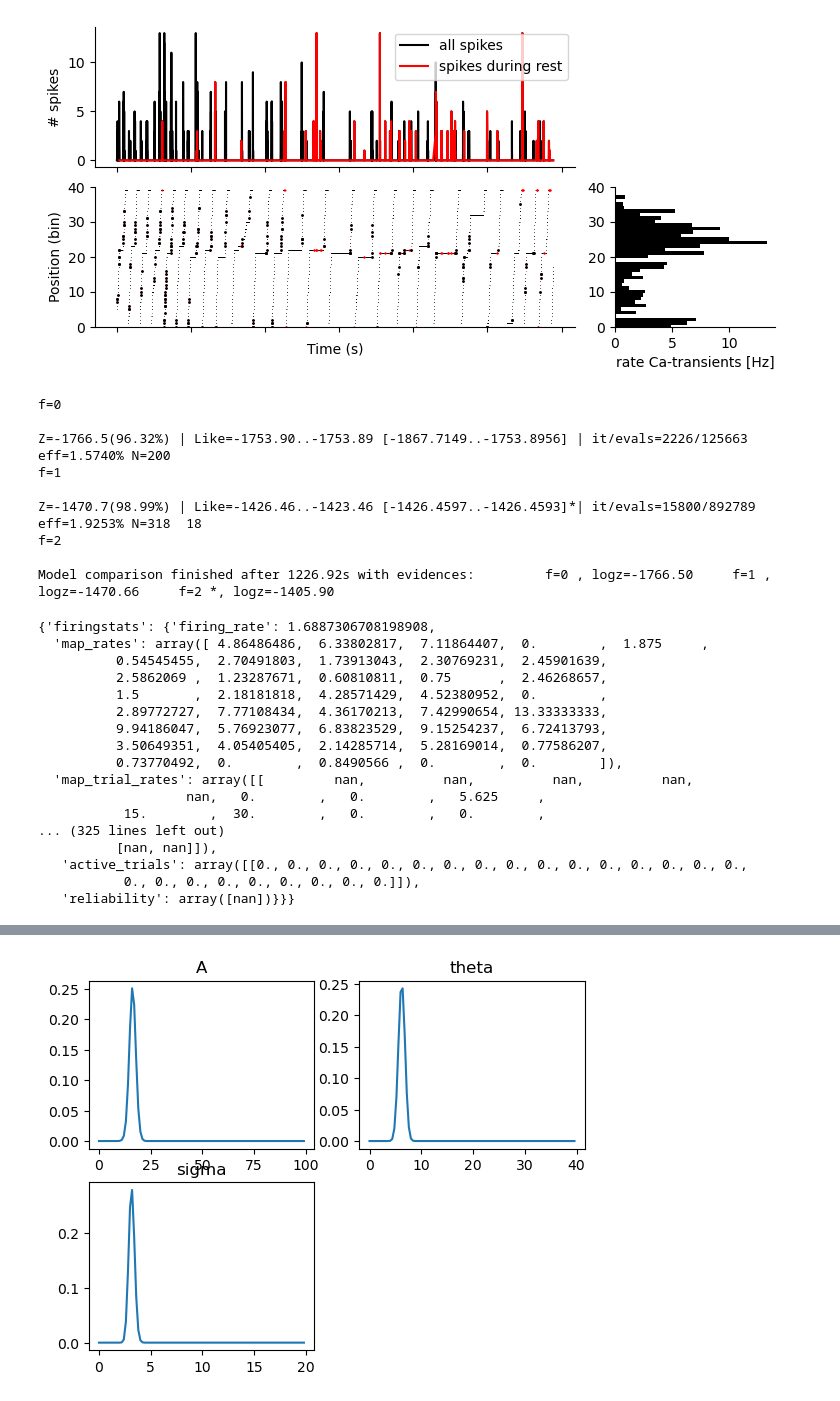
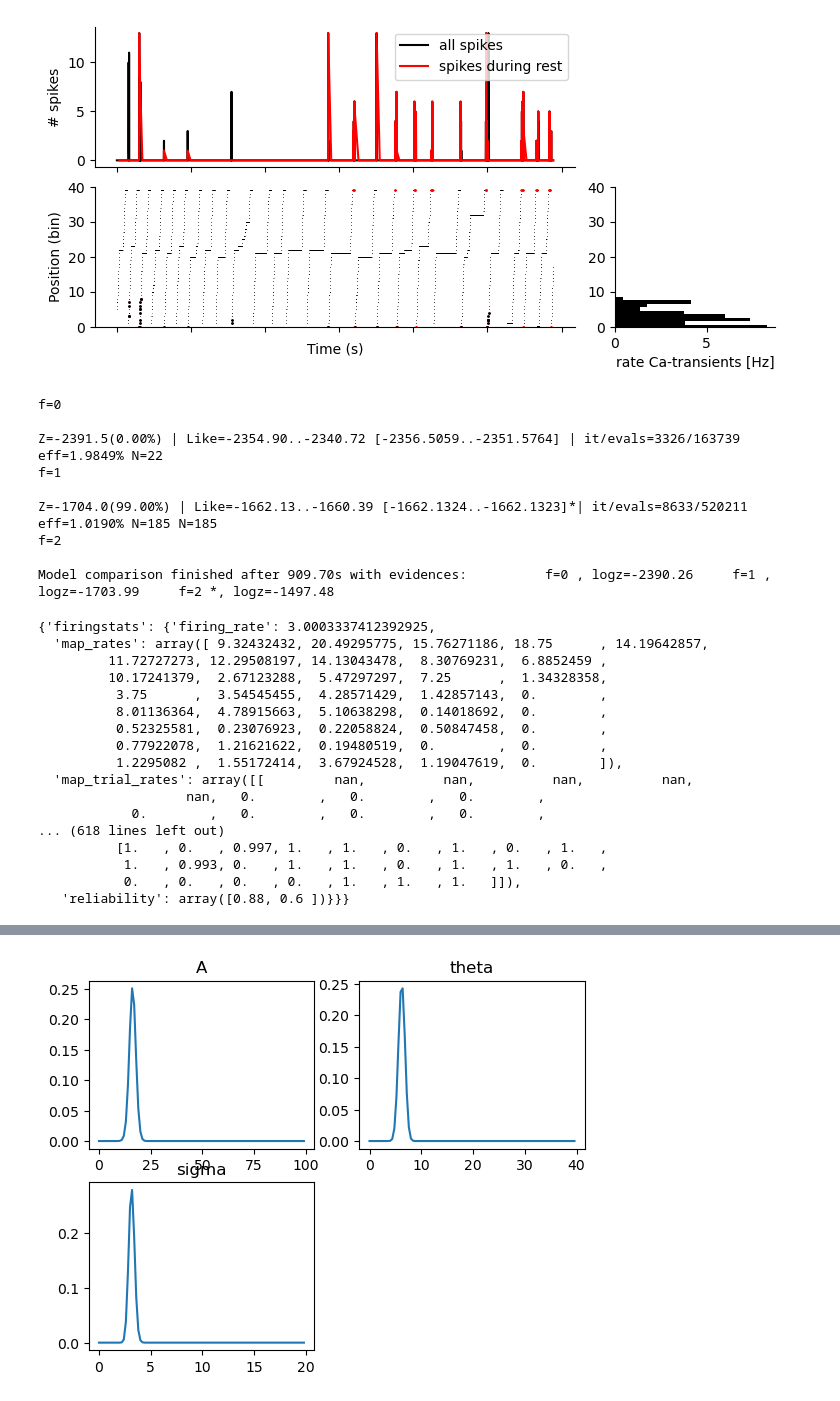
Before and after one commit to woxxel/placefield_detection, a Jupyter notebook: notebooks/test_process_session.ipynb, the cells around one changed output, grey strips where cells are left out. Saved outputs shown, nothing was run; the diff lists cells and outputs as text; code cells hidden in the pictures.

```diff
--- a/notebooks/test_process_session.ipynb
+++ b/notebooks/test_process_session.ipynb
@@ -95,47 +95,47 @@ HBox(children=(Button(description='Backward', style=ButtonStyle()), Button(descr
 # %%
 from placefield_detection.process_single_neuron import process_single_neuron
 from placefield_detection.utils import plot_activity
 
+neuron = 4
 process_neuron = process_single_neuron(
     behavior,
     mode_place_cell_detection=["peak", "information"],
-    mode_place_field_detection=["bayesian"],
+    mode_place_field_detection=["bayesian","threshold"],
 )
-
-process_neuron.run_preprocessing(neuron_activity[11, :])
+process_neuron.run_preprocessing(neuron_activity[neuron, :])
 plot_activity(process_neuron.prepared_activity, behavior)
 # %% [output]
-[figure, old version]
+[figure, new version]
 # %%
 # process_neuron.run_detection(neuron_activity[11, :])
 process_neuron.run_detection(
-    neuron_activity[11, :], limit_execution_time=900, show_status=True
+    neuron_activity[neuron, :], limit_execution_time=900, show_status=True
 )
 # %% [output]
 f=0
 
-Z=-1766.5(96.32%) | Like=-1753.90..-1753.89 [-1867.7149..-1753.8956] | it/evals=2226/125663 eff=1.5740% N=200
+Z=-2391.5(0.00%) | Like=-2354.90..-2340.72 [-2356.5059..-2351.5764] | it/evals=3326/163739 eff=1.9849% N=22
 f=1
 
-Z=-1470.7(98.99%) | Like=-1426.46..-1423.46 [-1426.4597..-1426.4593]*| it/evals=15800/892789 eff=1.9253% N=318  18
+Z=-1704.0(99.00%) | Like=-1662.13..-1660.39 [-1662.1324..-1662.1323]*| it/evals=8633/520211 eff=1.0190% N=185 N=185
 f=2
 
-Model comparison finished after 1226.92s with evidences:         f=0 , logz=-1766.50     f=1 , logz=-1470.66     f=2 *, logz=-1405.90
+Model comparison finished after 909.70s with evidences:          f=0 , logz=-2390.26     f=1 , logz=-1703.99     f=2 *, logz=-1497.48
-{'firingstats': {'firing_rate': 1.6887306708198908,
-  'map_rates': array([ 4.86486486,  6.33802817,  7.11864407,  0.        ,  1.875     ,
-          0.54545455,  2.70491803,  1.73913043,  2.30769231,  2.45901639,
-          2.5862069 ,  1.23287671,  0.60810811,  0.75      ,  2.46268657,
-          1.5       ,  2.18181818,  4.28571429,  4.52380952,  0.        ,
-          2.89772727,  7.77108434,  4.36170213,  7.42990654, 13.33333333,
-          9.94186047,  5.76923077,  6.83823529,  9.15254237,  6.72413793,
-          3.50649351,  4.05405405,  2.14285714,  5.28169014,  0.77586207,
-          0.73770492,  0.        ,  0.8490566 ,  0.        ,  0.        ]),
+{'firingstats': {'firing_rate': 3.0003337412392925,
+  'map_rates': array([ 9.32432432, 20.49295775, 15.76271186, 18.75      , 14.19642857,
+         11.72727273, 12.29508197, 14.13043478,  8.30769231,  6.8852459 ,
+         10.17241379,  2.67123288,  5.47297297,  7.25      ,  1.34328358,
+          3.75      ,  3.54545455,  4.28571429,  1.42857143,  0.        ,
+          8.01136364,  4.78915663,  5.10638298,  0.14018692,  0.        ,
+          0.52325581,  0.23076923,  0.22058824,  0.50847458,  0.        ,
+          0.77922078,  1.21621622,  0.19480519,  0.        ,  0.        ,
+          1.2295082 ,  1.55172414,  3.67924528,  1.19047619,  0.        ]),
   'map_trial_rates': array([[         nan,          nan,          nan,          nan,
-                   nan,   0.        ,   0.        ,   5.625     ,
-           15.        ,  30.        ,   0.        ,   0.        ,
-... (325 lines left out)
-          [nan, nan]]),
-   'active_trials': array([[0., 0., 0., 0., 0., 0., 0., 0., 0., 0., 0., 0., 0., 0., 0., 0.,
-           0., 0., 0., 0., 0., 0., 0., 0., 0.]]),
-   'reliability': array([nan])}}}
+                   nan,   0.        ,   0.        ,   0.        ,
+            0.        ,   0.        ,   0.        ,   0.        ,
+... (618 lines left out)
+          [1.   , 0.   , 0.997, 1.   , 1.   , 0.   , 1.   , 0.   , 1.   ,
+           1.   , 0.993, 0.   , 1.   , 1.   , 0.   , 1.   , 1.   , 0.   ,
+           0.   , 0.   , 0.   , 0.   , 1.   , 1.   , 1.   ]]),
+   'reliability': array([0.88, 0.6 ])}}}
 # %%
```
Also changed, not shown: parts of 27 cells of this notebook, 10 other files.
